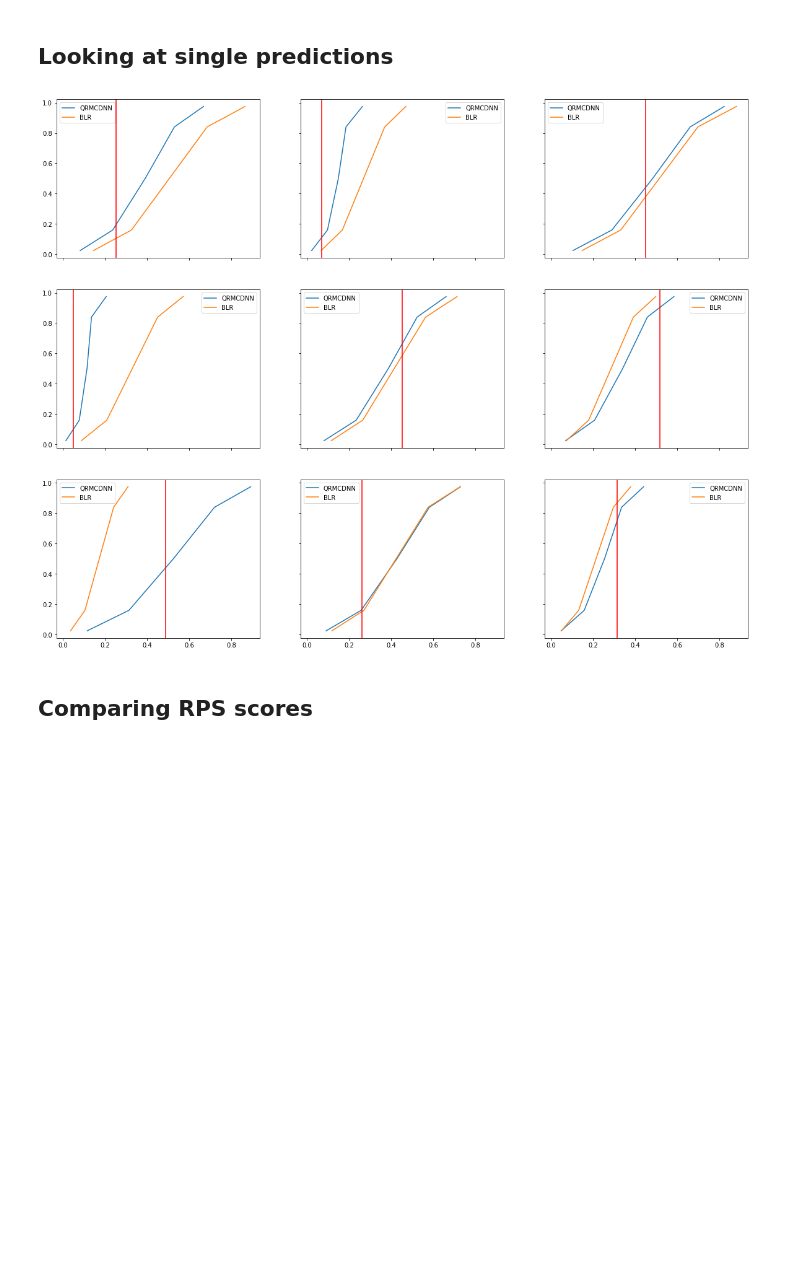
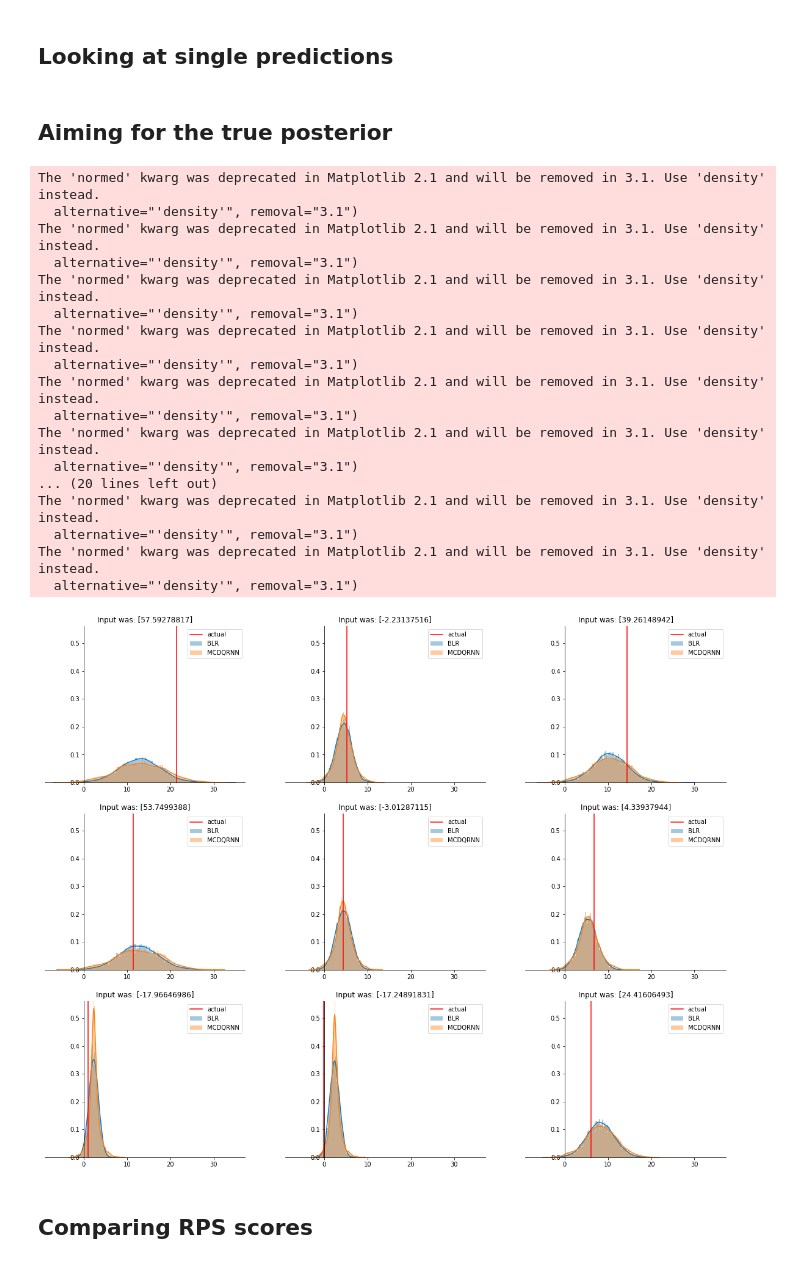
Before and after one commit to YuRiTan/prediction-uncertainty, a Jupyter notebook: notebooks/uncertainty_regression.ipynb, the cells around one changed output. Cells and saved outputs as stored; diff of their text form; code cells hidden in the pictures; blank space fills up the shorter version.

```diff
--- a/notebooks/uncertainty_regression.ipynb
+++ b/notebooks/uncertainty_regression.ipynb
@@ -410,18 +437,5 @@ plt.legend();
 # %% [markdown]
 ## Looking at single predictions
-# %%
-fig, axes = plt.subplots(3, 3, sharex=True, sharey=True, figsize=(20,16))
-for ax in axes.flat:
-    i = np.random.randint(0, preds_.shape[0], 1)[0]
-    ax.plot(np.mean(preds_[-i, :], axis=-1), QUANTILES, label='QRMCDNN')
-    ax.plot(np.mean(preds_b[-i, :], axis=-1), QUANTILES, label='BLR')
-    ax.axvline(y[-i], 0, 1, c='red')
-    ax.legend()
-    ax.set
-
-plt.show();
-# %% [output]
-[figure, removed]
 # %%
 def spread(preds) -> np.array:
     """ Calculates the spread of the predictions per quantile """
@@ -464,5 +478,52 @@ def rps(y_true: np.array, preds: np.array) -> np.float64:
     """
     rps_scores = distance(y_true, preds) - spread(preds)
     return np.mean(rps_scores)
+# %% [markdown]
+## Aiming for the true posterior
+# %%
+fig, axes = plt.subplots(3, 3, sharex=True, sharey=True, figsize=(20,16))
+for i, ax in enumerate(axes.flat):
+    i = np.random.randint(0, 300)
+
+    ax.xaxis.set_ticks_position('bottom')
+    ax.yaxis.set_ticks_position('left')
+    ax.spines['left'].set_position(('data', 0))
+    ax.spines['top'].set_visible(False)
+    ax.spines['right'].set_visible(False)
+
+    blr_posterior = ssy.inverse_transform(posterior['obs'][:, i, 0].reshape(-1,1))
+    sns.distplot(blr_posterior, bins=100, ax=ax, label='BLR')
+    mcd_qrnn_posterior = ssy.inverse_transform(
+        np.array([
+            get_quantile_pred(q=stats.uniform.rvs(),
+                              used_quantiles=QUANTILES,
+                              preds=qr_preds[s, i, :])
+            for s in range(qr_preds.shape[0])
+        ]).reshape(-1,1)
+    )
+    sns.distplot(mcd_qrnn_posterior, bins=100, ax=ax, label='MCDQRNN');
+    ax.axvline(ssy.inverse_transform(y)[i], c='r', label='actual')
+    ax.set_title(f"Input was: {ssx.inverse_transform(x)[i]}")
+    ax.legend()
+plt.show()
+# %% [output]
+The 'normed' kwarg was deprecated in Matplotlib 2.1 and will be removed in 3.1. Use 'density' instead.
+  alternative="'density'", removal="3.1")
+The 'normed' kwarg was deprecated in Matplotlib 2.1 and will be removed in 3.1. Use 'density' instead.
+  alternative="'density'", removal="3.1")
+The 'normed' kwarg was deprecated in Matplotlib 2.1 and will be removed in 3.1. Use 'density' instead.
+  alternative="'density'", removal="3.1")
+The 'normed' kwarg was deprecated in Matplotlib 2.1 and will be removed in 3.1. Use 'density' instead.
+  alternative="'density'", removal="3.1")
+The 'normed' kwarg was deprecated in Matplotlib 2.1 and will be removed in 3.1. Use 'density' instead.
+  alternative="'density'", removal="3.1")
+The 'normed' kwarg was deprecated in Matplotlib 2.1 and will be removed in 3.1. Use 'density' instead.
+  alternative="'density'", removal="3.1")
+... (20 lines left out)
+The 'normed' kwarg was deprecated in Matplotlib 2.1 and will be removed in 3.1. Use 'density' instead.
+  alternative="'density'", removal="3.1")
+The 'normed' kwarg was deprecated in Matplotlib 2.1 and will be removed in 3.1. Use 'density' instead.
+  alternative="'density'", removal="3.1")
+[figure, added]
 # %% [markdown]
 ## Comparing RPS scores
```
Also changed, not shown: parts of 26 cells of this notebook.
